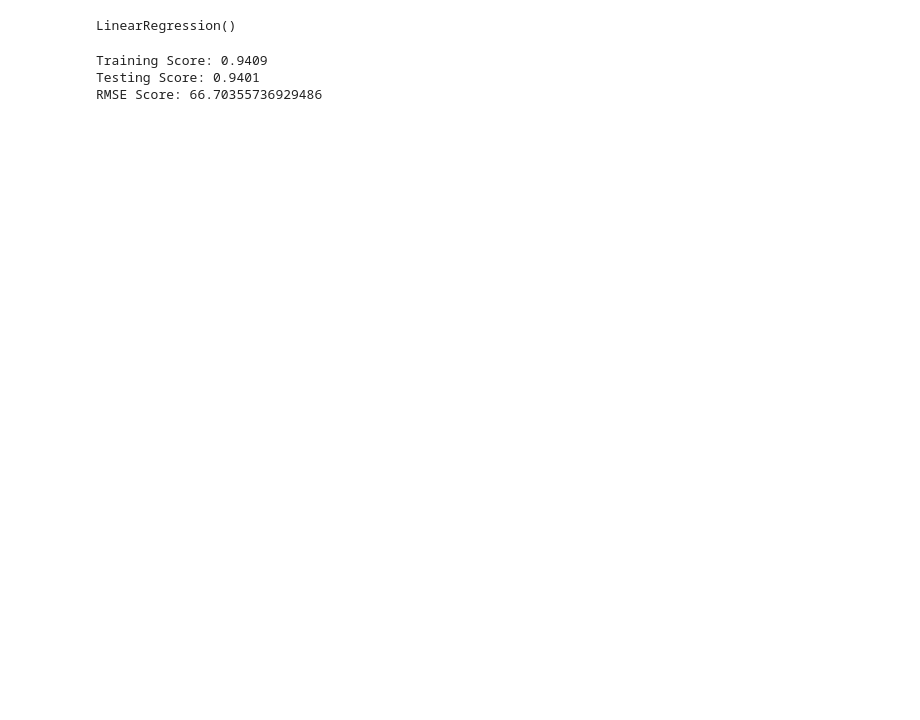
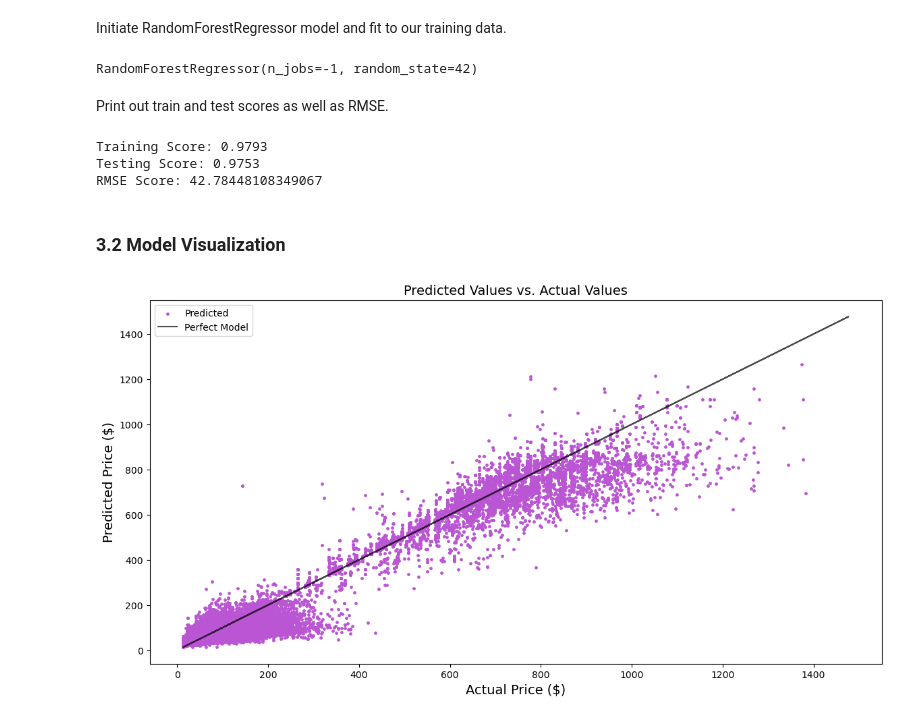
Before and after one commit to LandryHouston/Flight_Price_Prediction, a Jupyter notebook: code/03_modeling_FINAL.ipynb, the cells around one changed output. Drawn from its saved outputs; the diff is of its cells as text; code cells hidden in the pictures; blank space fills up the shorter version.

```diff
--- a/code/03_modeling_FINAL.ipynb
+++ b/code/03_modeling_FINAL.ipynb
@@ -50,18 +44,40 @@ X_poly = poly.fit_transform(X)
 # %%
-X_train, X_test, y_train, y_test = train_test_split(X_poly, y, random_state=42)
+X_train, X_test, y_train, y_test = train_test_split(X, y, random_state=42)
-# %%
-lr = LinearRegression()
-lr.fit(X_train, y_train)
-# %% [output]
-LinearRegression()
+# %% [markdown]
+Initiate RandomForestRegressor model and fit to our training data.
+# %%
+model = RandomForestRegressor(random_state=42, n_jobs=-1)
+model.fit(X_train, y_train)
+# %% [output]
+RandomForestRegressor(n_jobs=-1, random_state=42)
+# %% [markdown]
+Print out train and test scores as well as RMSE.
 # %%
-print(f"Training Score: {lr.score(X_train, y_train):.4f}")
-print(f"Testing Score: {lr.score(X_test, y_test):.4f}")
+print(f"Training Score: {model.score(X_train, y_train):.4f}")
+print(f"Testing Score: {model.score(X_test, y_test):.4f}")
 
-y_poly_pred = lr.predict(X_test)
+y_pred = model.predict(X_test)
 
-print(f"RMSE Score: {np.sqrt(mean_squared_error(y_test, y_poly_pred))}")
+print(f"RMSE Score: {np.sqrt(mean_squared_error(y_test, y_pred))}")
 # %% [output]
-Training Score: 0.9409
-Testing Score: 0.9401
-RMSE Score: 66.70355736929486
+Training Score: 0.9793
+Testing Score: 0.9753
+RMSE Score: 42.78448108349067
+# %% [markdown]
+### 3.2 Model Visualization
+# %%
+plt.figure(figsize=(14, 7))
+plt.scatter(
+    y_test,
+    y_pred,
+    color="MediumOrchid",
+    s=6,
+    label="Predicted",
+)
+plt.title("Predicted Values vs. Actual Values", size=14)
+plt.xlabel("Actual Price ($)", size=14)
+plt.ylabel("Predicted Price ($)", size=14)
+plt.plot(df["price"], y, color="black", alpha=0.7, label="Perfect Model")
+plt.legend(loc="upper left");
+# %% [output]
+[figure, added]
```
Also changed, not shown: parts of 15 cells of this notebook, 3 other files.
